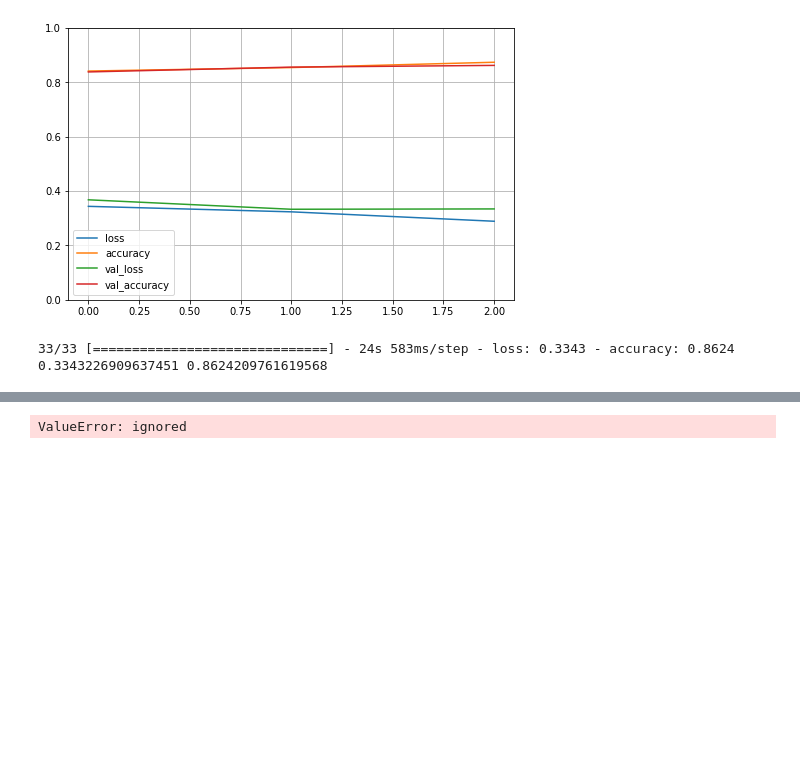
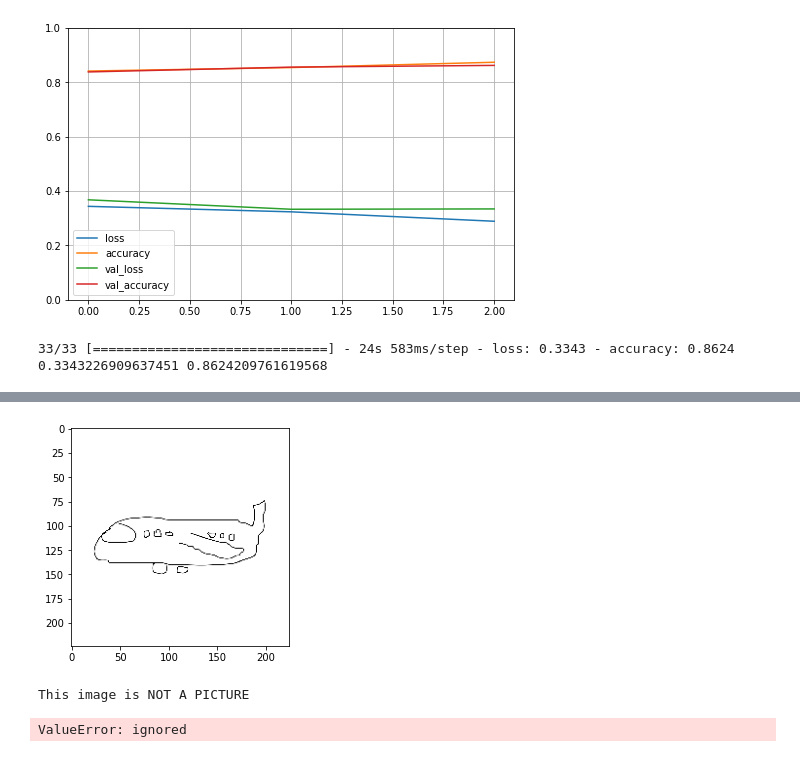
Before and after one commit to skander-kerkeni/Predict_if_it_s_photo_or_other, a Jupyter notebook: Livrable1_Version0.ipynb, the cells around one changed output, grey strips where cells are left out. Cells and saved outputs as stored; diff of their text form; code cells hidden in the pictures; blank space fills up the shorter version.

```diff
--- a/Livrable1_Version0.ipynb
+++ b/Livrable1_Version0.ipynb
@@ -193,0 +186,3 @@ print(loss_t, acc_t)
+# %%
+from tensorflow import keras
+reconstructed_model = keras.models.load_model("my_model.h5")
@@ -193,0 +209,24 @@ print(loss_t, acc_t)
+# %%
+import numpy as np
+from keras.preprocessing import image
+
+img_width, img_height = 48, 48
+img = image.load_img('/content/drive/MyDrive/15.png', target_size = (img_width, img_height))
+img = image.img_to_array(img)
+img = np.expand_dims(img, axis = 0)
+
+
+#Predection
+result=reconstructed_model.predict(img)
+#Affichage d'image
+img = image.load_img("/content/drive/MyDrive/15.png", target_size=(224, 224))
+plt.imshow(img)
+plt.show()
+#Affichage du resultat
+if(result[0][0]>result[0][1]):
+  print("This image is NOT A PICTURE")
+else:
+  print("This image is A PICTURE")
+# %% [output]
+[figure, added]
+This image is NOT A PICTURE
```
Also changed, not shown: parts of 12 cells of this notebook.
